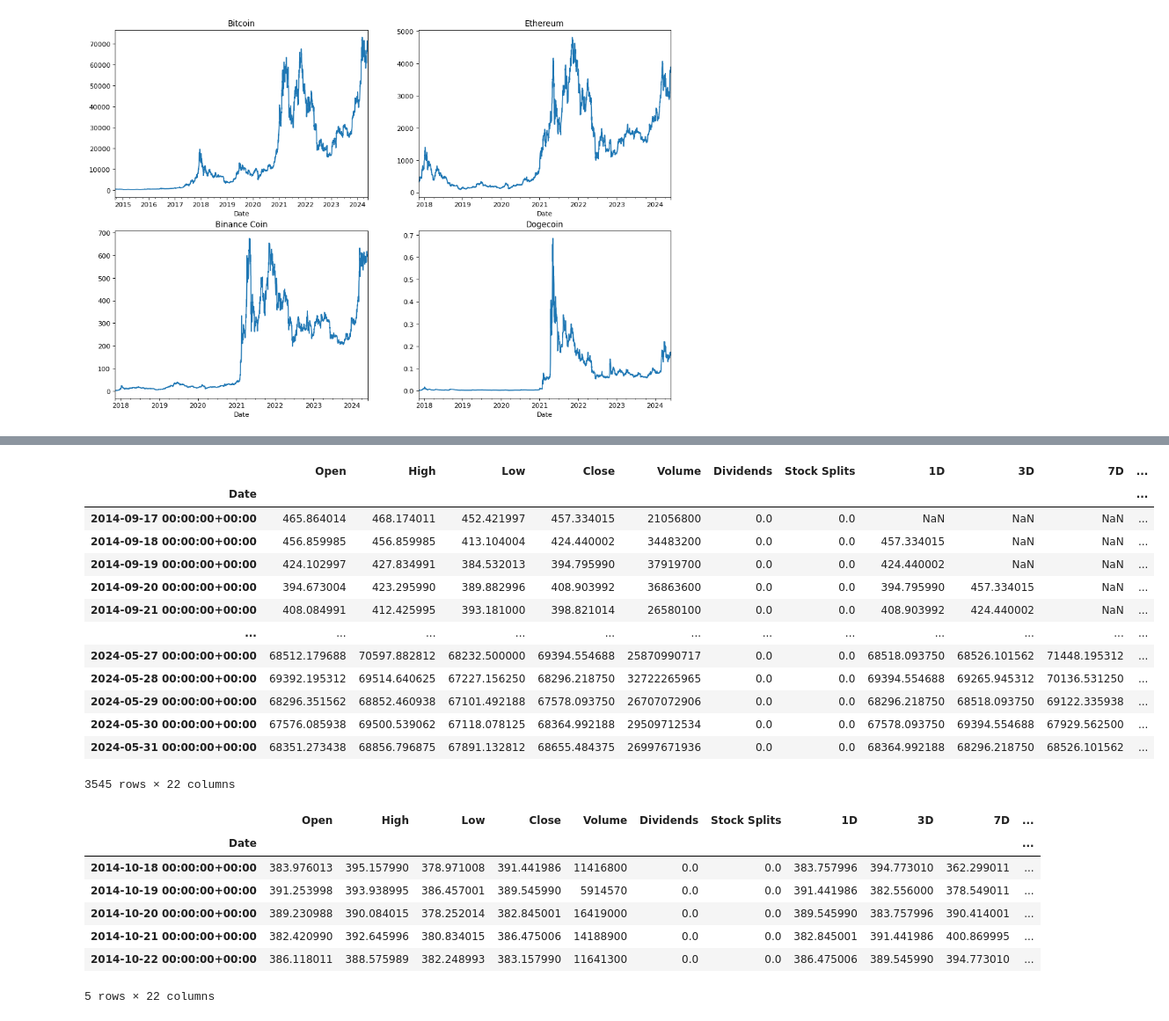
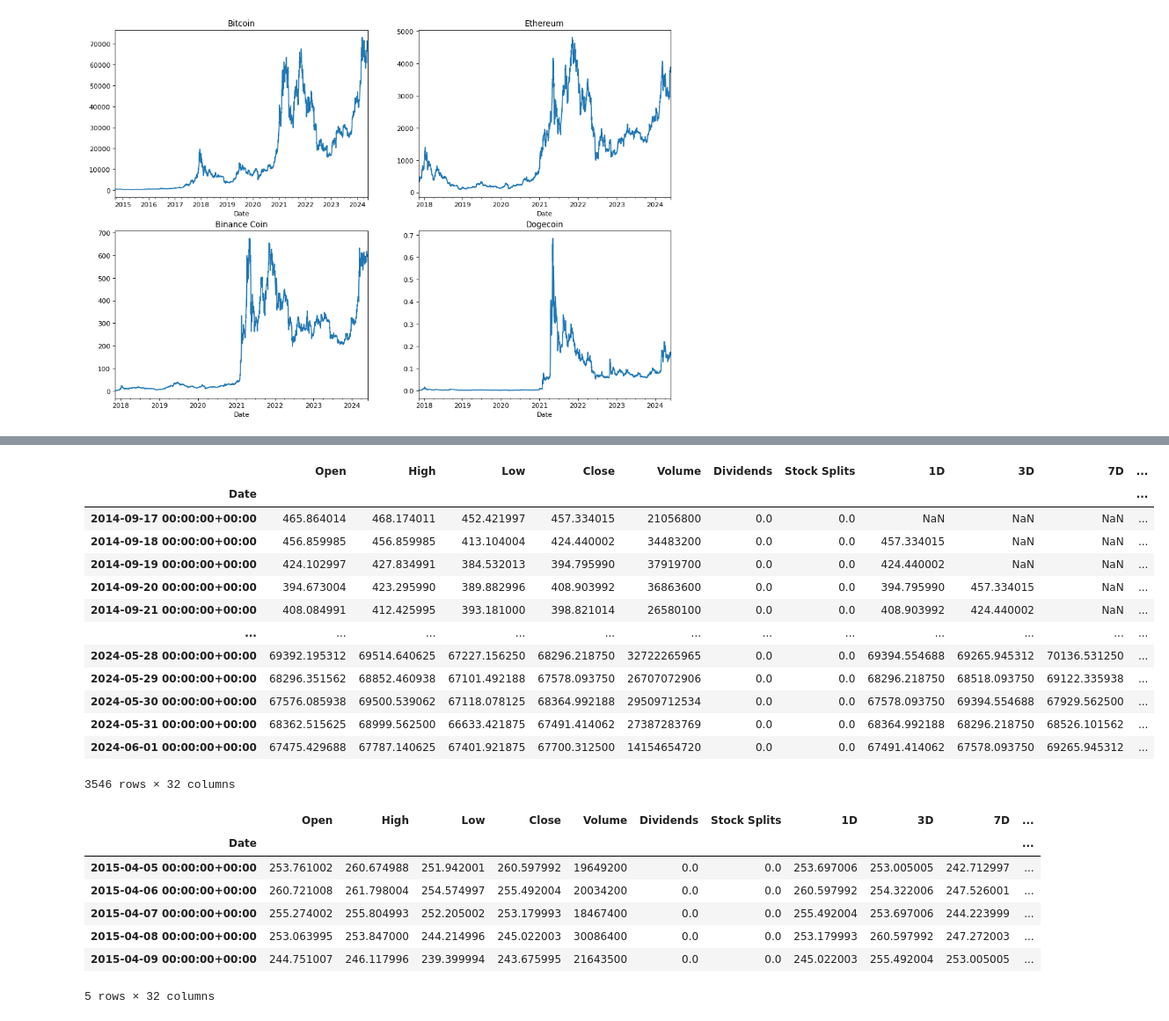
Before and after one commit to milonpabis/crypto-eye, a Jupyter notebook: stock-tool.ipynb, the cells around one changed output, grey strips where cells are left out. Shown: that part at 88% size. Cells and saved outputs as stored; diff of their text form; code cells hidden in the pictures.

```diff
--- a/stock-tool.ipynb
+++ b/stock-tool.ipynb
@@ -64,52 +67,49 @@ def RSI(data: pd.Series, window: int = 14) -> pd.Series:
     rsi = 100 - (100 / (1 + rs))
     return rsi
 # %%
-bitcoin_data["1D"] = bitcoin_data["Close"].shift(1)
-bitcoin_data["3D"] = bitcoin_data["Close"].shift(3)
-bitcoin_data["7D"] = bitcoin_data["Close"].shift(7)
-bitcoin_data["14D"] = bitcoin_data["Close"].shift(14)
-bitcoin_data["31D"] = bitcoin_data["Close"].shift(31)
+past_prices_values = [1, 3, 7, 14, 30, 200]
+window_values = [3, 7, 14, 30, 50, 200]
 
-bitcoin_data["3DA"] = bitcoin_data["Close"].rolling(window=3).mean()
-bitcoin_data["7DA"] = bitcoin_data["Close"].rolling(window=7).mean()
-bitcoin_data["14DA"] = bitcoin_data["Close"].rolling(window=14).mean()
-bitcoin_data["31DA"] = bitcoin_data["Close"].rolling(window=31).mean()
+for pp in past_prices_values:
+    bitcoin_data[f"{pp}D"] = bitcoin_data["Close"].shift(pp)
 
-bitcoin_data["3DEA"] = bitcoin_data["Close"].ewm(span=3, adjust=False).mean()
-bitcoin_data["7DEA"] = bitcoin_data["Close"].ewm(span=7, adjust=False).mean()
-bitcoin_data["14DEA"] = bitcoin_data["Close"].ewm(span=14, adjust=False).mean()
-bitcoin_data["31DEA"] = bitcoin_data["Close"].ewm(span=31, adjust=False).mean()
+for window in window_values:
+    # MOVING AVERAGE
+    bitcoin_data[f"{window}DA"] = bitcoin_data["Close"].rolling(window=window).mean()
+    # EXPONENTIAL MOVING AVERAGE
+    bitcoin_data[f"{window}DEA"] = bitcoin_data["Close"].ewm(span=window, adjust=False).mean()
+    # RSI
+    bitcoin_data[f"{window}RSI"] = RSI(bitcoin_data["Close"].copy(), window=window)
 
-bitcoin_data["RSI14"] = RSI(bitcoin_data["Close"].copy(), window=14)
-
+# TARGET VARIABLE
 bitcoin_data["Growth"] = (bitcoin_data["Close"] > bitcoin_data["1D"]).astype(int)
 
 bitcoin_data
 # %% [output]
 |  | Open | High | Low | Close | Volume | Dividends | Stock Splits | 1D | 3D | 7D | ... |
 | Date |  |  |  |  |  |  |  |  |  |  | ... |
 | 2014-09-17 00:00:00+00:00 | 465.864014 | 468.174011 | 452.421997 | 457.334015 | 21056800 | 0.0 | 0.0 | NaN | NaN | NaN | ... |
 | 2014-09-18 00:00:00+00:00 | 456.859985 | 456.859985 | 413.104004 | 424.440002 | 34483200 | 0.0 | 0.0 | 457.334015 | NaN | NaN | ... |
 | 2014-09-19 00:00:00+00:00 | 424.102997 | 427.834991 | 384.532013 | 394.795990 | 37919700 | 0.0 | 0.0 | 424.440002 | NaN | NaN | ... |
 | 2014-09-20 00:00:00+00:00 | 394.673004 | 423.295990 | 389.882996 | 408.903992 | 36863600 | 0.0 | 0.0 | 394.795990 | 457.334015 | NaN | ... |
 | 2014-09-21 00:00:00+00:00 | 408.084991 | 412.425995 | 393.181000 | 398.821014 | 26580100 | 0.0 | 0.0 | 408.903992 | 424.440002 | NaN | ... |
 | ... | ... | ... | ... | ... | ... | ... | ... | ... | ... | ... | ... |
-| 2024-05-27 00:00:00+00:00 | 68512.179688 | 70597.882812 | 68232.500000 | 69394.554688 | 25870990717 | 0.0 | 0.0 | 68518.093750 | 68526.101562 | 71448.195312 | ... |
 | 2024-05-28 00:00:00+00:00 | 69392.195312 | 69514.640625 | 67227.156250 | 68296.218750 | 32722265965 | 0.0 | 0.0 | 69394.554688 | 69265.945312 | 70136.531250 | ... |
 | 2024-05-29 00:00:00+00:00 | 68296.351562 | 68852.460938 | 67101.492188 | 67578.093750 | 26707072906 | 0.0 | 0.0 | 68296.218750 | 68518.093750 | 69122.335938 | ... |
 | 2024-05-30 00:00:00+00:00 | 67576.085938 | 69500.539062 | 67118.078125 | 68364.992188 | 29509712534 | 0.0 | 0.0 | 67578.093750 | 69394.554688 | 67929.562500 | ... |
-| 2024-05-31 00:00:00+00:00 | 68351.273438 | 68856.796875 | 67891.132812 | 68655.484375 | 26997671936 | 0.0 | 0.0 | 68364.992188 | 68296.218750 | 68526.101562 | ... |
+| 2024-05-31 00:00:00+00:00 | 68362.515625 | 68999.562500 | 66633.421875 | 67491.414062 | 27387283769 | 0.0 | 0.0 | 68364.992188 | 68296.218750 | 68526.101562 | ... |
+| 2024-06-01 00:00:00+00:00 | 67475.429688 | 67787.140625 | 67401.921875 | 67700.312500 | 14154654720 | 0.0 | 0.0 | 67491.414062 | 67578.093750 | 69265.945312 | ... |
-3545 rows × 22 columns
+3546 rows × 32 columns
 # %%
 bitcoin_data = bitcoin_data.dropna()
 bitcoin_data.head()
 # %% [output]
 |  | Open | High | Low | Close | Volume | Dividends | Stock Splits | 1D | 3D | 7D | ... |
 | Date |  |  |  |  |  |  |  |  |  |  | ... |
-| 2014-10-18 00:00:00+00:00 | 383.976013 | 395.157990 | 378.971008 | 391.441986 | 11416800 | 0.0 | 0.0 | 383.757996 | 394.773010 | 362.299011 | ... |
-| 2014-10-19 00:00:00+00:00 | 391.253998 | 393.938995 | 386.457001 | 389.545990 | 5914570 | 0.0 | 0.0 | 391.441986 | 382.556000 | 378.549011 | ... |
-| 2014-10-20 00:00:00+00:00 | 389.230988 | 390.084015 | 378.252014 | 382.845001 | 16419000 | 0.0 | 0.0 | 389.545990 | 383.757996 | 390.414001 | ... |
-| 2014-10-21 00:00:00+00:00 | 382.420990 | 392.645996 | 380.834015 | 386.475006 | 14188900 | 0.0 | 0.0 | 382.845001 | 391.441986 | 400.869995 | ... |
-| 2014-10-22 00:00:00+00:00 | 386.118011 | 388.575989 | 382.248993 | 383.157990 | 11641300 | 0.0 | 0.0 | 386.475006 | 389.545990 | 394.773010 | ... |
+| 2015-04-05 00:00:00+00:00 | 253.761002 | 260.674988 | 251.942001 | 260.597992 | 19649200 | 0.0 | 0.0 | 253.697006 | 253.005005 | 242.712997 | ... |
+| 2015-04-06 00:00:00+00:00 | 260.721008 | 261.798004 | 254.574997 | 255.492004 | 20034200 | 0.0 | 0.0 | 260.597992 | 254.322006 | 247.526001 | ... |
+| 2015-04-07 00:00:00+00:00 | 255.274002 | 255.804993 | 252.205002 | 253.179993 | 18467400 | 0.0 | 0.0 | 255.492004 | 253.697006 | 244.223999 | ... |
+| 2015-04-08 00:00:00+00:00 | 253.063995 | 253.847000 | 244.214996 | 245.022003 | 30086400 | 0.0 | 0.0 | 253.179993 | 260.597992 | 247.272003 | ... |
+| 2015-04-09 00:00:00+00:00 | 244.751007 | 246.117996 | 239.399994 | 243.675995 | 21643500 | 0.0 | 0.0 | 245.022003 | 255.492004 | 253.005005 | ... |
-5 rows × 22 columns
+5 rows × 32 columns
 # %%
```
Also changed, not shown: parts of 24 cells of this notebook.
